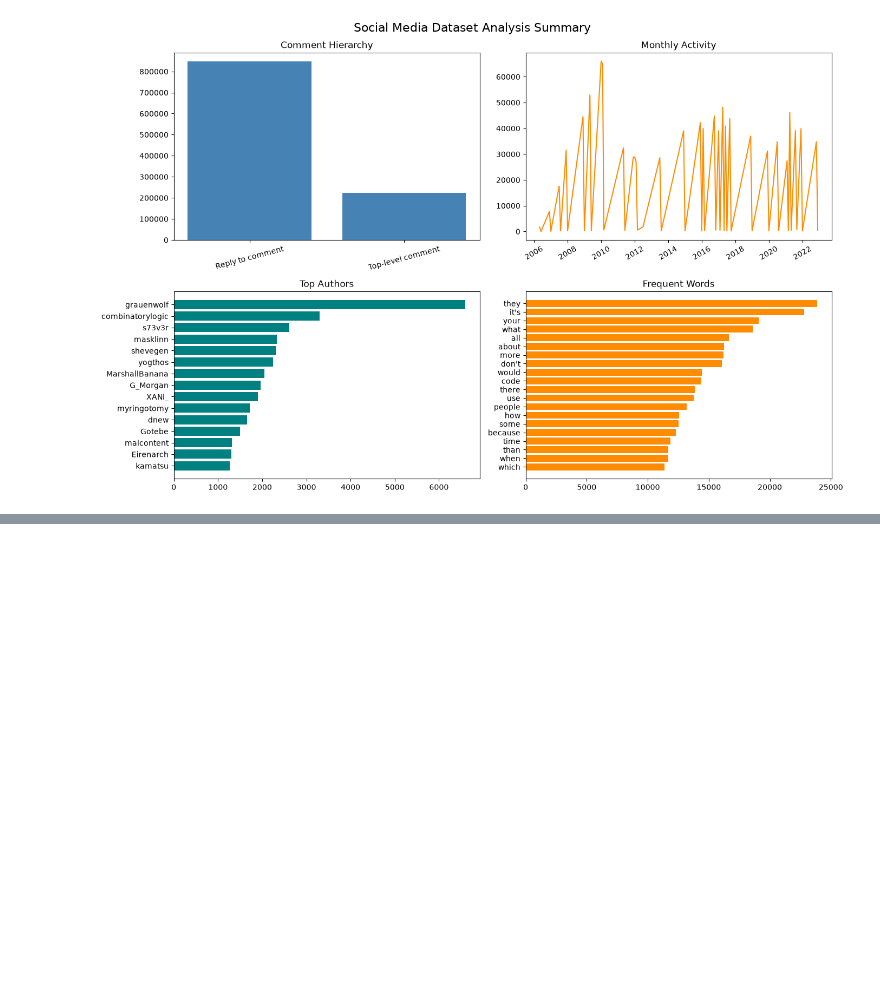
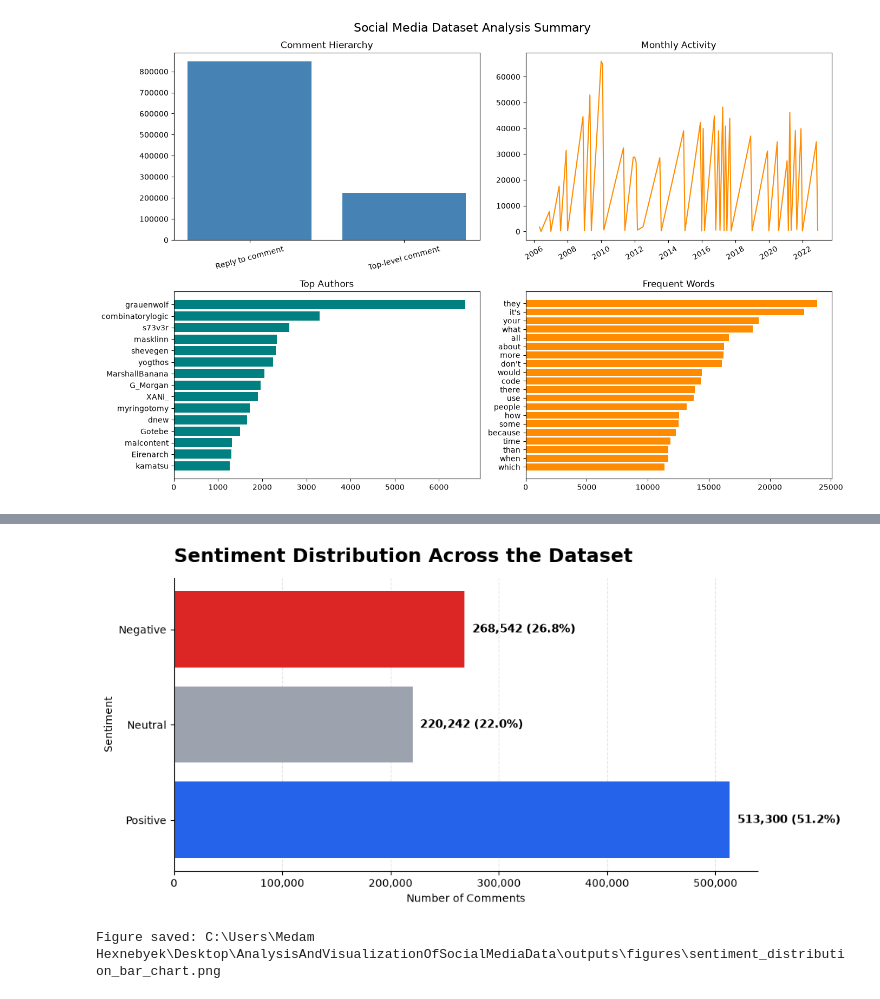
Before and after one commit to sah-rohit/AnalysisAndVisualizationOfSocialMediaData, a Jupyter notebook: main.ipynb, the cells around one changed output, grey strips where cells are left out. Drawn from its saved outputs; the diff is of its cells as text; code cells hidden in the pictures; blank space fills up the shorter version.

Commit message:
Update analysis notebook, scripts, and visualizations; update gitignore

```diff
--- a/main.ipynb
+++ b/main.ipynb
@@ -773,0 +906,62 @@ Saved: C:\Users\Medam Hexnebyek\Desktop\AnalysisAndVisualizationOfSocialMediaDat
+# %%
+sentiment_order = ["Positive", "Neutral", "Negative"]
+sentiment_colors = {
+    "Positive": "#2563EB",
+    "Neutral": "#9CA3AF",
+    "Negative": "#DC2626"
+}
+sentiment_counts = (
+    df["sentiment"]
+    .value_counts()
+    .reindex(sentiment_order, fill_value=0)
+)
+sentiment_percent = sentiment_counts.div(
+    sentiment_counts.sum()
+).mul(100)
+fig, ax = plt.subplots(figsize=(10, 5))
+bars = ax.barh(
+    sentiment_order,
+    sentiment_counts.values,
+    color=[sentiment_colors[item] for item in sentiment_order]
+)
+for bar, count, percentage in zip(
+    bars,
+    sentiment_counts.values,
+    sentiment_percent.values
+):
+    ax.text(
+        bar.get_width(),
+        bar.get_y() + bar.get_height() / 2,
+        f"  {count:,} ({percentage:.1f}%)",
+        va="center",
+        fontsize=11,
+        fontweight="bold"
+    )
+ax.set_title(
+    "Sentiment Distribution Across the Dataset",
+    fontsize=18,
+    fontweight="bold",
+    loc="left",
+    pad=15
+)
+ax.set_xlabel("Number of Comments")
+ax.set_ylabel("Sentiment")
+ax.xaxis.set_major_formatter(
+    FuncFormatter(lambda value, _: f"{value:,.0f}")
+)
+ax.grid(axis="x", linestyle="--", alpha=0.3)
+ax.set_axisbelow(True)
+sns.despine()
+plt.tight_layout()
+sentiment_path = OUTPUT_DIR / "sentiment_distribution_bar_chart.png"
+plt.savefig(
+    sentiment_path,
+    dpi=300,
+    bbox_inches="tight",
+    facecolor="white"
+)
+plt.show()
+print("Figure saved:", sentiment_path)
+# %% [output]
+[figure, added]
+Figure saved: C:\Users\Medam Hexnebyek\Desktop\AnalysisAndVisualizationOfSocialMediaData\outputs\figures\sentiment_distribution_bar_chart.png
```
Also changed, not shown: parts of 11 cells of this notebook, 4 other files.
